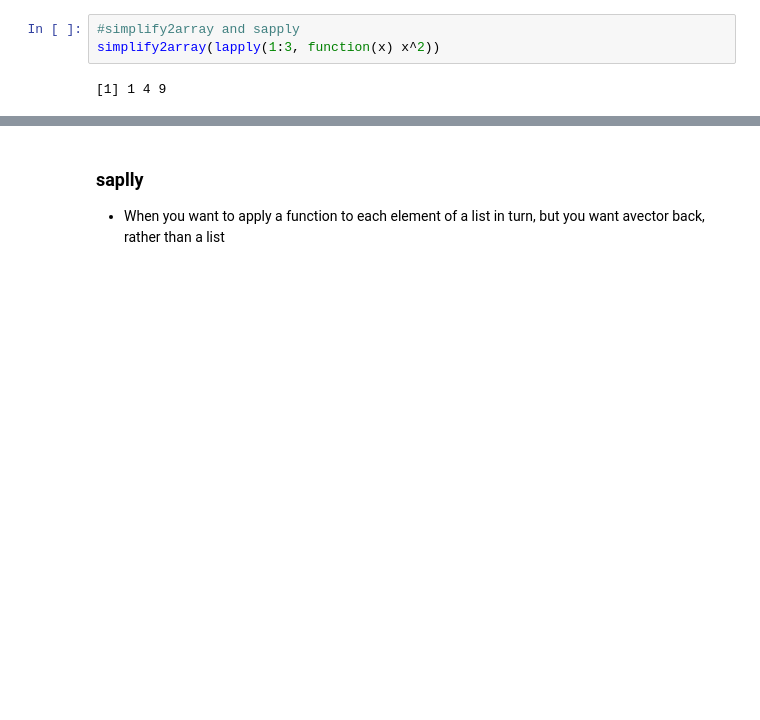
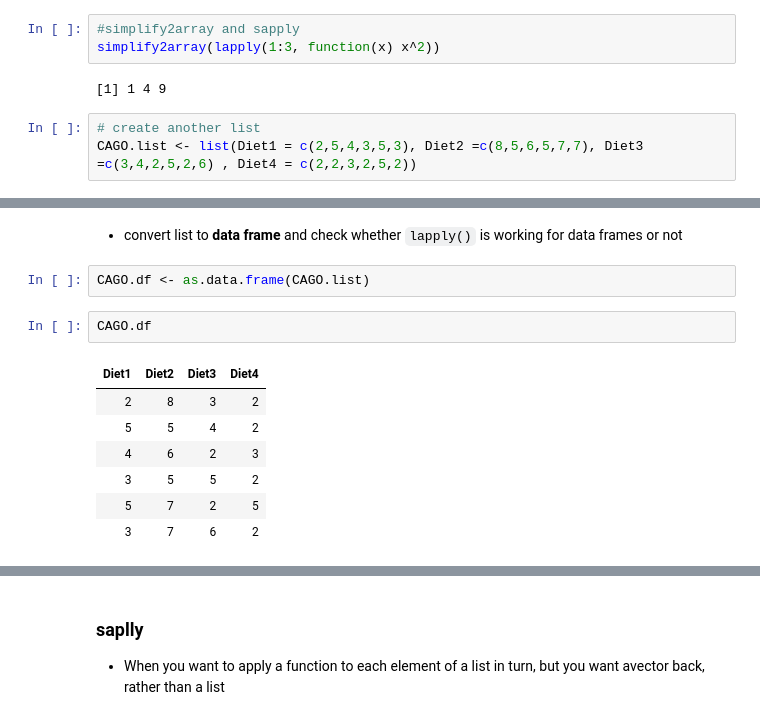
Before and after one commit to sumendar/AppliedStatsDSAIMLwithR-apr18, a Jupyter notebook: 3-FunctionsAndApplyFamily/slides.ipynb, the cells around one changed output, grey strips where cells are left out. Saved outputs shown, nothing was run; the diff lists cells and outputs as text; blank space fills up the shorter version.

```diff
--- a/3-FunctionsAndApplyFamily/slides.ipynb
+++ b/3-FunctionsAndApplyFamily/slides.ipynb
@@ -317,3 +368,6 @@ unlist(lapply(1:3, function(x) x^2))
 simplify2array(lapply(1:3, function(x) x^2))
 # %% [output]
 [1] 1 4 9
+# %%
+# create another list
+CAGO.list <- list(Diet1 = c(2,5,4,3,5,3), Diet2 =c(8,5,6,5,7,7), Diet3 =c(3,4,2,5,2,6) , Diet4 = c(2,2,3,2,5,2))
@@ -319,0 +402,14 @@ simplify2array(lapply(1:3, function(x) x^2))
+# %% [markdown]
+* convert list to **data frame** and check whether `lapply()` is working for data frames or not
+# %%
+CAGO.df <- as.data.frame(CAGO.list)
+# %%
+CAGO.df
+# %% [output]
+| Diet1 | Diet2 | Diet3 | Diet4 |
+| 2 | 8 | 3 | 2 |
+| 5 | 5 | 4 | 2 |
+| 4 | 6 | 2 | 3 |
+| 3 | 5 | 5 | 2 |
+| 5 | 7 | 2 | 5 |
+| 3 | 7 | 6 | 2 |
```
Also changed, not shown: parts of 24 cells of this notebook, 3 other files.
